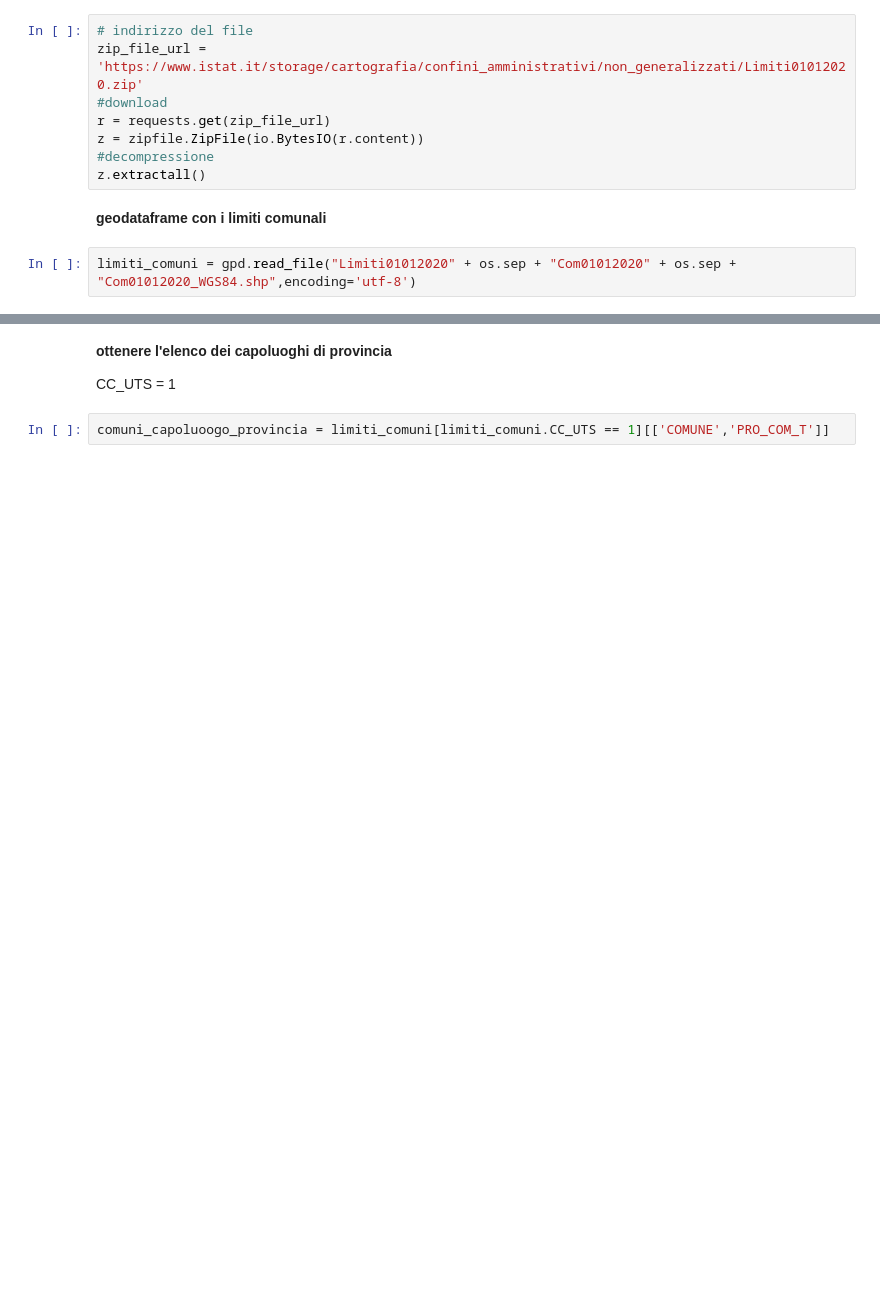
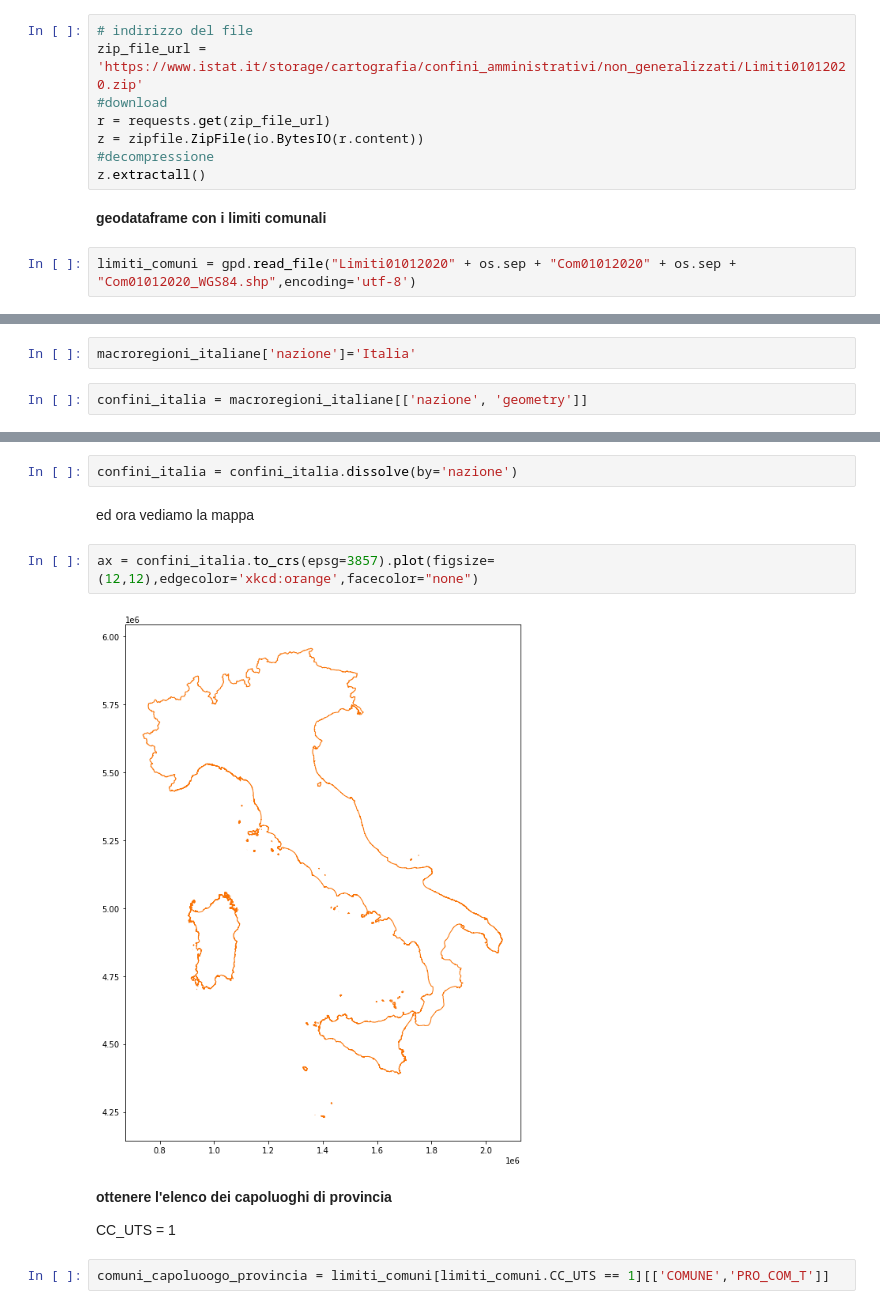
Before and after one commit to ondata/30cappa, a Jupyter notebook: script/conpython/30cappa.ipynb, the cells around one changed output, grey strips where cells are left out. Saved outputs shown, nothing was run; the diff lists cells and outputs as text; blank space fills up the shorter version.

```diff
--- a/script/conpython/30cappa.ipynb
+++ b/script/conpython/30cappa.ipynb
@@ -64,0 +91,4 @@ limiti_comuni = gpd.read_file("Limiti01012020" + os.sep + "Com01012020" + os.sep
+# %%
+macroregioni_italiane['nazione']='Italia'
+# %%
+confini_italia = macroregioni_italiane[['nazione', 'geometry']]
@@ -65,3 +97,11 @@ limiti_comuni = gpd.read_file("Limiti01012020" + os.sep + "Com01012020" + os.sep
+# %%
+confini_italia = confini_italia.dissolve(by='nazione')
+# %% [markdown]
+ed ora vediamo la mappa
+# %%
+ax = confini_italia.to_crs(epsg=3857).plot(figsize=(12,12),edgecolor='xkcd:orange',facecolor="none")
+# %% [output]
+[figure, added]
 # %% [markdown]
 **ottenere l'elenco dei capoluoghi di provincia**
 
```
Also changed, not shown: parts of 20 cells of this notebook, 1 other file.
